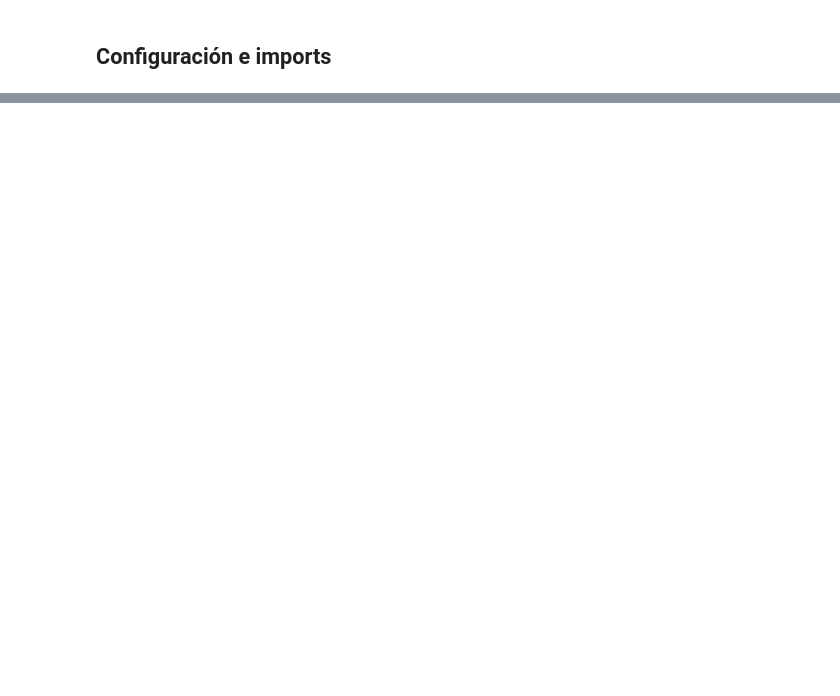
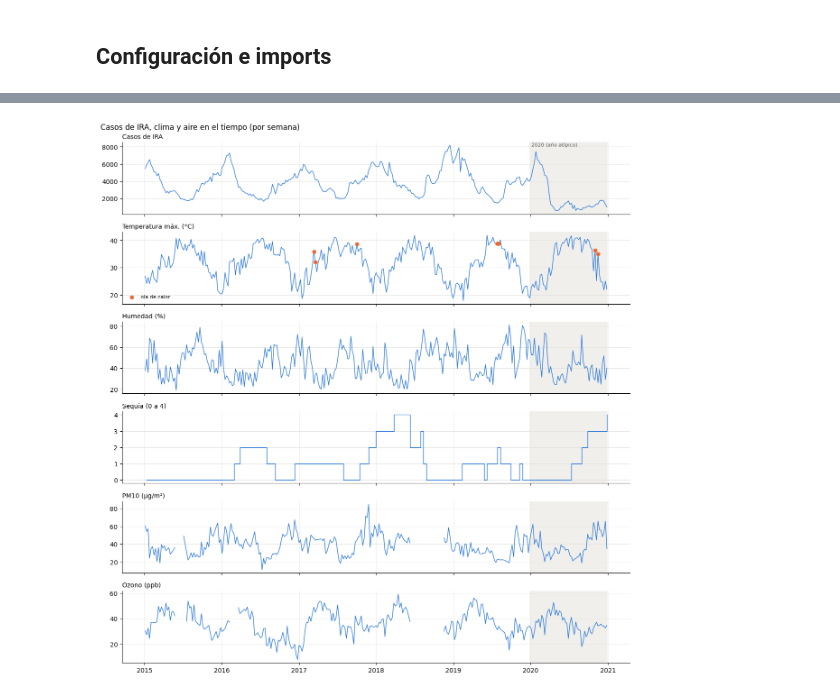
Before and after one commit to mdc-feature-engineering/sonora-health-climate-eda, a Jupyter notebook: notebooks/03_eda/3.3-relaciones-visualizacion.ipynb, the cells around one changed output, grey strips where cells are left out. Cells and saved outputs as stored; diff of their text form; code cells hidden in the pictures; blank space fills up the shorter version.

Commit message:
Added notebook for relationship between variables

```diff
--- a/notebooks/03_eda/3.3-relaciones-visualizacion.ipynb
+++ b/notebooks/03_eda/3.3-relaciones-visualizacion.ipynb
@@ -120,0 +177,27 @@ Registrar aquí lo que se presentó al equipo sobre las relaciones observadas y
+# %%
+# ======================================================================
+# SERIES APILADAS: casos arriba y cada variable debajo, con el mismo eje de tiempo.
+# ======================================================================
+ola = panel["dias_ola_calor_p95"] > 0
+inicio_2020, fin_2020 = panel.loc[panel["anio_atipico"], FECHA].agg(["min", "max"])
+
+fig, axes = plt.subplots(len(TODAS), 1, figsize=(12, 2.1 * len(TODAS)), sharex=True)
+for ax, col in zip(axes, TODAS):
+    ax.axvspan(inicio_2020, fin_2020, color=FONDO_2020, zorder=0)
+    if col == "severidad_sequia":
+        ax.step(panel[FECHA], panel[col], where="post", color=AZUL, lw=1)  # en escalones
+    else:
+        ax.plot(panel[FECHA], panel[col], color=AZUL, lw=1)
+    ax.set_title(NOMBRE[col], loc="left", fontsize=10)
+
+axes[1].scatter(panel.loc[ola, FECHA], panel.loc[ola, TMAX], color=NARANJA, s=30, zorder=3,
+                label="ola de calor")
+axes[1].legend(loc="lower left", frameon=False, fontsize=8)
+axes[0].text(inicio_2020, axes[0].get_ylim()[1], " 2020 (año atípico)", va="top",
+             fontsize=8, color=GRIS)
+fig.suptitle(f"Casos de IRA, clima y aire en el tiempo (por {PERIODO})", x=0.01, ha="left")
+fig.tight_layout()
+fig.savefig(FIGURES_DIR / f"rel_series_{GRANULARIDAD}.png", dpi=150)
+plt.show()
+# %% [output]
+[figure, added]
```
Also changed, not shown: parts of 54 cells of this notebook.
